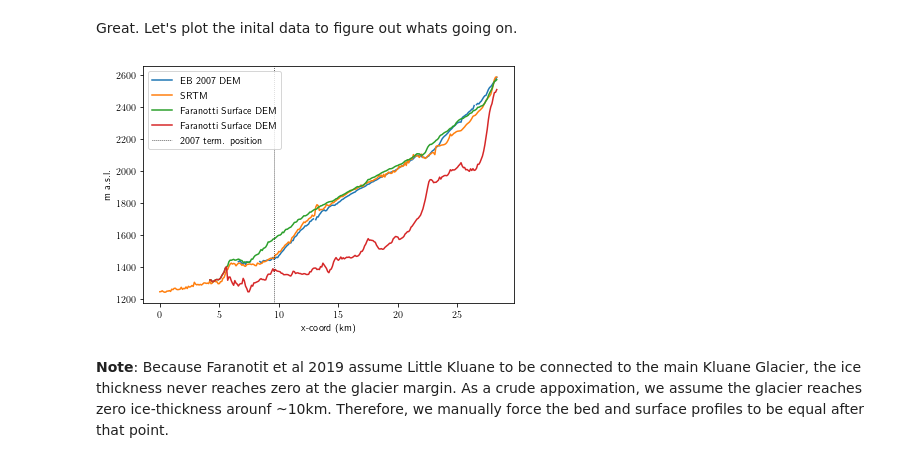
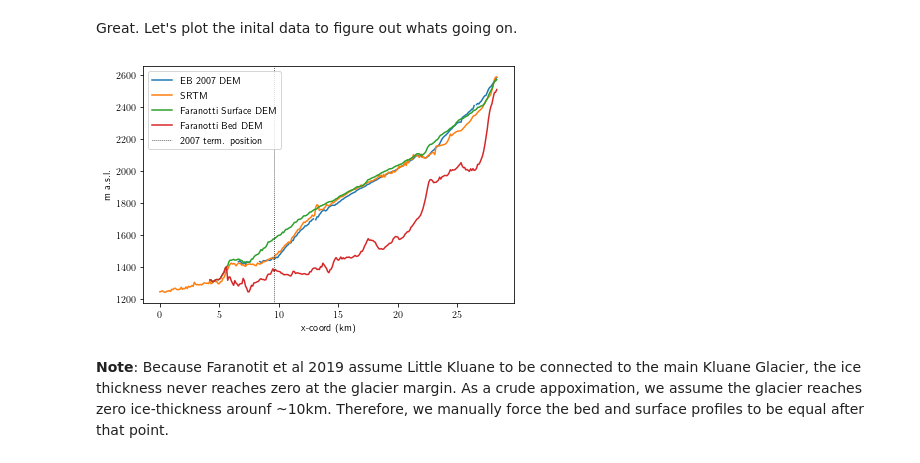
Before and after one commit to andrewdnolan/Harmonic_Beds, a Jupyter notebook: Notebooks/01.SS_preprocessing.ipynb, the cells around one changed output. Drawn from its saved outputs; the diff is of its cells as text; code cells hidden in the pictures.

```diff
--- a/Notebooks/01.SS_preprocessing.ipynb
+++ b/Notebooks/01.SS_preprocessing.ipynb
@@ -113,23 +113,23 @@ Great. Let's plot the inital data to figure out whats going on.
 # %%
 fig, ax = plt.subplots()
 
 ax.plot(x_coord, LK_CP['EB_2007'], label='EB 2007 DEM')
 ax.plot(x_coord, LK_CP['SRTM']   , label='SRTM')
 ax.plot(x_coord, LK_CP['GC_Surf'], label='Faranotti Surface DEM')
-ax.plot(x_coord, LK_CP['bedprof'], label='Faranotti Surface DEM')
+ax.plot(x_coord, LK_CP['bedprof'], label='Faranotti Bed DEM')
 
 ax.set_ylabel('m a.s.l.')
 ax.set_xlabel('x-coord (km)')
 
 
 ax.axvline(9.6, label='2007 term. position',c='k', ls=':', lw=0.75)
 ax.legend()
 
 plt.tight_layout()
 
 fig.savefig('../plots/DEM_inqury.png',dpi=400,bbox_inches='tight',facecolor='w')
 # %% [output]
-[figure, old version]
+[figure, new version]
 # %% [markdown]
 __Note__: Because Faranotit et al 2019 assume Little Kluane to be connected to the main Kluane Glacier, the ice thickness never reaches zero at the glacier margin. As a crude appoximation, we assume the glacier reaches zero ice-thickness arounf ~10km. Therefore, we manually force the bed and surface profiles to be equal after that point.
 # %%
```
Also changed, not shown: parts of 18 cells of this notebook, 16 other files.
